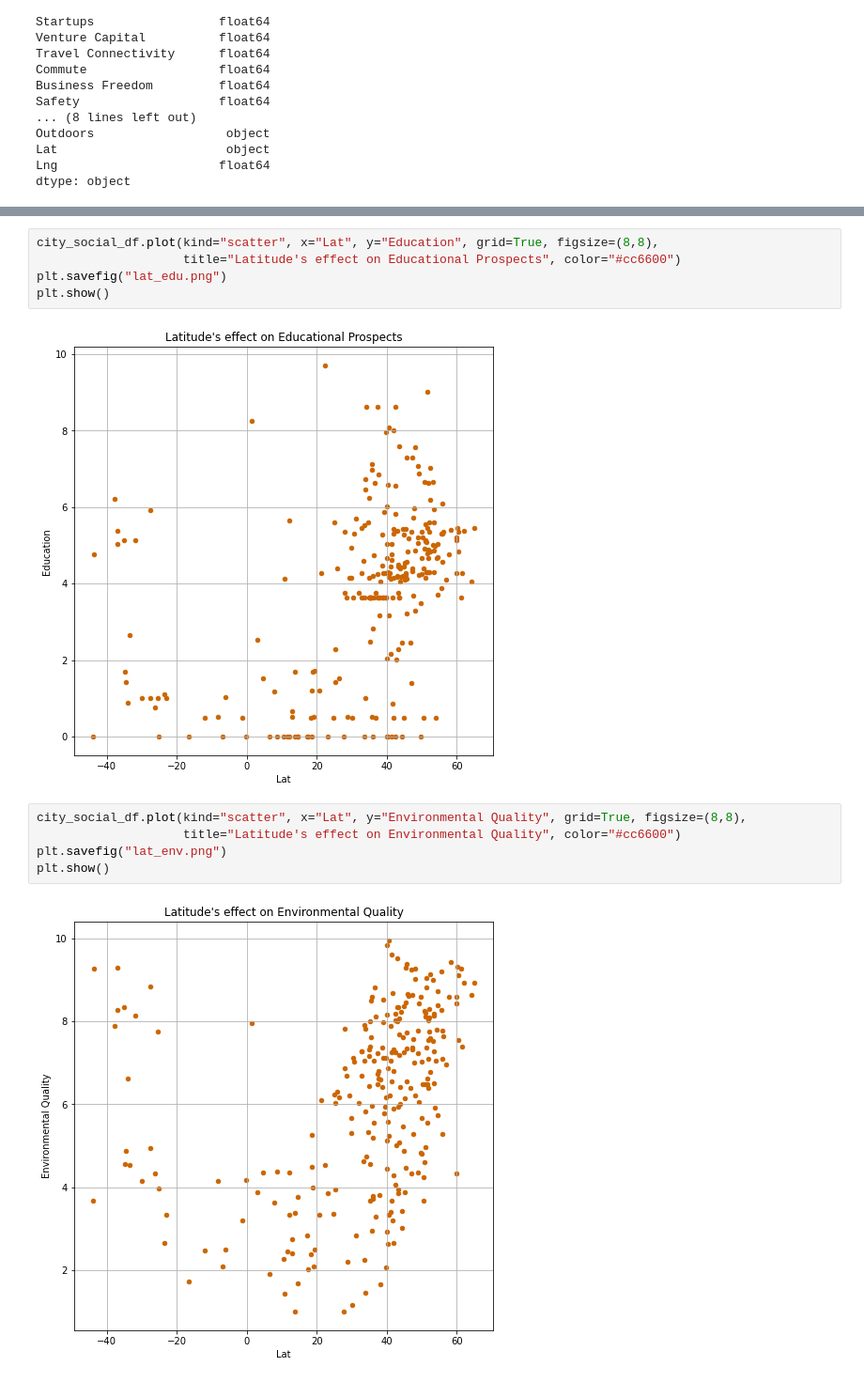
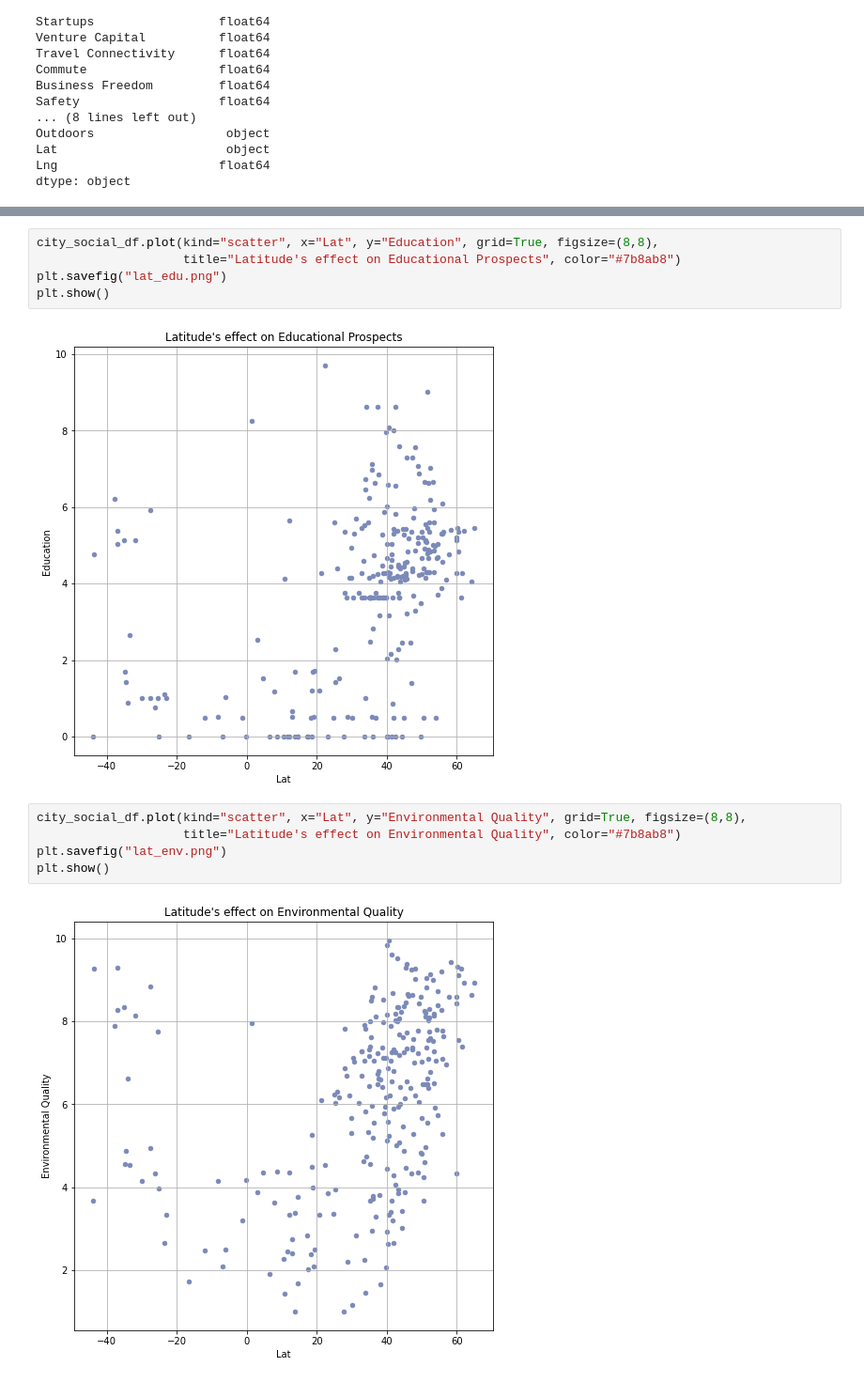
Before and after one commit to mdebone/Web-Design-Challenge, a Jupyter notebook: Resources/weather_data.ipynb, the cells around one changed output, grey strips where cells are left out. Shown at 94% size. Drawn from its saved outputs; the diff is of its cells as text.

```diff
--- a/Resources/weather_data.ipynb
+++ b/Resources/weather_data.ipynb
@@ -126,16 +127,16 @@ plt.show()
 # %%
 city_social_df.plot(kind="scatter", x="Lat", y="Education", grid=True, figsize=(8,8),
-                    title="Latitude's effect on Educational Prospects", color="#cc6600")
+                    title="Latitude's effect on Educational Prospects", color="#7b8ab8")
 plt.savefig("lat_edu.png")
 plt.show()
 # %% [output]
-[figure, old version]
+[figure, new version]
 # %%
 city_social_df.plot(kind="scatter", x="Lat", y="Environmental Quality", grid=True, figsize=(8,8),
-                    title="Latitude's effect on Environmental Quality", color="#cc6600")
+                    title="Latitude's effect on Environmental Quality", color="#7b8ab8")
 plt.savefig("lat_env.png")
 plt.show()
 # %% [output]
-[figure, old version]
+[figure, new version]
 # %%
 city_social_df.plot(kind="scatter", x="Lat", y="Tolerance", grid=True, figsize=(8,8),
```
Also changed, not shown: parts of 17 cells of this notebook, 19 other files.
